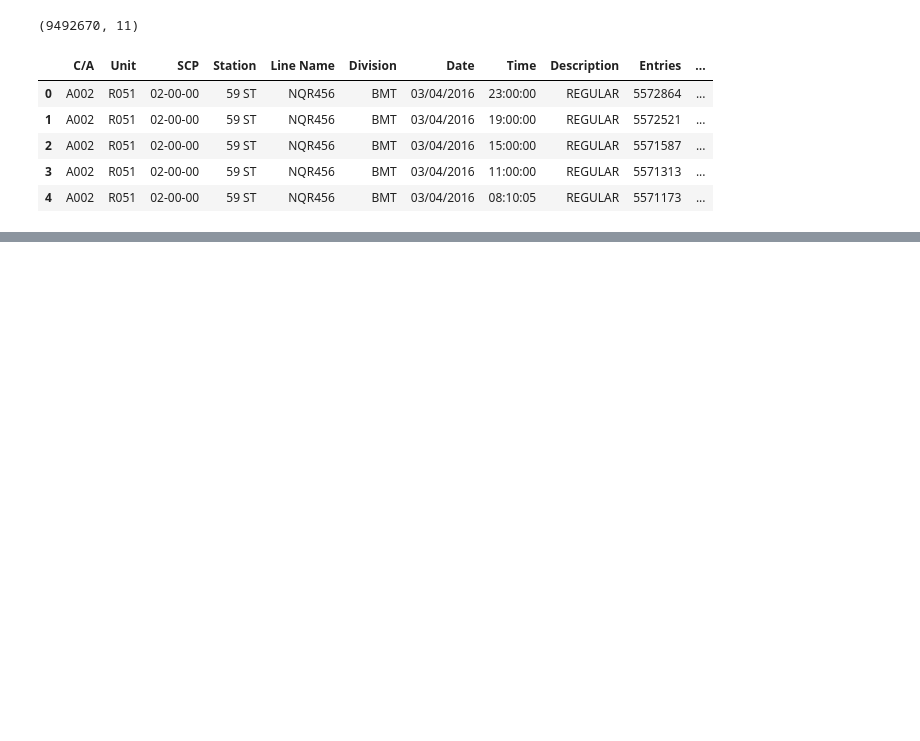
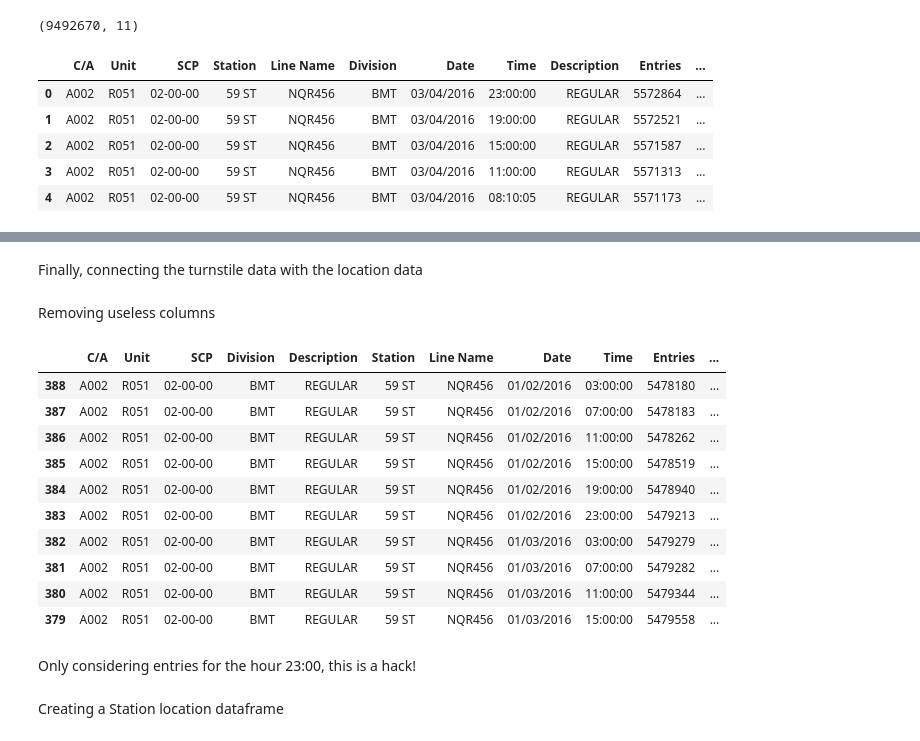
Before and after one commit to dattienhoang/smartcities_modelteam03, a Jupyter notebook: turnstile_explore.ipynb, the cells around one changed output, grey strips where cells are left out. Saved outputs shown, nothing was run; the diff lists cells and outputs as text; code cells hidden in the pictures; blank space fills up the shorter version.

Commit message:
updated turnstile analysis

```diff
--- a/turnstile_explore.ipynb
+++ b/turnstile_explore.ipynb
@@ -89,0 +55,2 @@ turn_59_group.plot(y='Entries', use_index=True)
+# %%
+combined_location_df = combined_location_df[['Remote', 'Booth', 'Station.2013', 'stop_name', 'stop_lat', 'stop_lon']]
@@ -89,0 +64,2 @@ turn_59_group.plot(y='Entries', use_index=True)
+# %%
+combined_location_df = combined_location_df.groupby('Remote').apply(lambda x: x.iloc[0])
@@ -89,0 +76,25 @@ turn_59_group.plot(y='Entries', use_index=True)
+# %% [markdown]
+Finally, connecting the turnstile data with the location data
+# %%
+turn_location_df = pd.merge(turn_stile_df, combined_location_df, left_on='Unit', right_on='Remote', how='left')
+# %% [markdown]
+Removing useless columns
+# %%
+turn_location_df = turn_location_df[['C/A', 'Unit','SCP','Division','Description','Station', 'Line Name', 'Date', 'Time', 'Entries', 'stop_name', 'stop_lat', 'stop_lon']]
+# %%
+turn_location_df = turn_location_df.sort_values(['C/A', 'Unit','SCP', 'Date', 'Time'])
+turn_location_df.head(10)
+# %% [output]
+|  | C/A | Unit | SCP | Division | Description | Station | Line Name | Date | Time | Entries | ... |
+| 388 | A002 | R051 | 02-00-00 | BMT | REGULAR | 59 ST | NQR456 | 01/02/2016 | 03:00:00 | 5478180 | ... |
+| 387 | A002 | R051 | 02-00-00 | BMT | REGULAR | 59 ST | NQR456 | 01/02/2016 | 07:00:00 | 5478183 | ... |
+| 386 | A002 | R051 | 02-00-00 | BMT | REGULAR | 59 ST | NQR456 | 01/02/2016 | 11:00:00 | 5478262 | ... |
+| 385 | A002 | R051 | 02-00-00 | BMT | REGULAR | 59 ST | NQR456 | 01/02/2016 | 15:00:00 | 5478519 | ... |
+| 384 | A002 | R051 | 02-00-00 | BMT | REGULAR | 59 ST | NQR456 | 01/02/2016 | 19:00:00 | 5478940 | ... |
+| 383 | A002 | R051 | 02-00-00 | BMT | REGULAR | 59 ST | NQR456 | 01/02/2016 | 23:00:00 | 5479213 | ... |
+| 382 | A002 | R051 | 02-00-00 | BMT | REGULAR | 59 ST | NQR456 | 01/03/2016 | 03:00:00 | 5479279 | ... |
+| 381 | A002 | R051 | 02-00-00 | BMT | REGULAR | 59 ST | NQR456 | 01/03/2016 | 07:00:00 | 5479282 | ... |
+| 380 | A002 | R051 | 02-00-00 | BMT | REGULAR | 59 ST | NQR456 | 01/03/2016 | 11:00:00 | 5479344 | ... |
+| 379 | A002 | R051 | 02-00-00 | BMT | REGULAR | 59 ST | NQR456 | 01/03/2016 | 15:00:00 | 5479558 | ... |
+# %% [markdown]
+Only considering entries for the hour 23:00, this is a hack!
@@ -89,0 +103,2 @@ turn_59_group.plot(y='Entries', use_index=True)
+# %% [markdown]
+Creating a Station location dataframe
```
Also changed, not shown: parts of 60 cells of this notebook.
